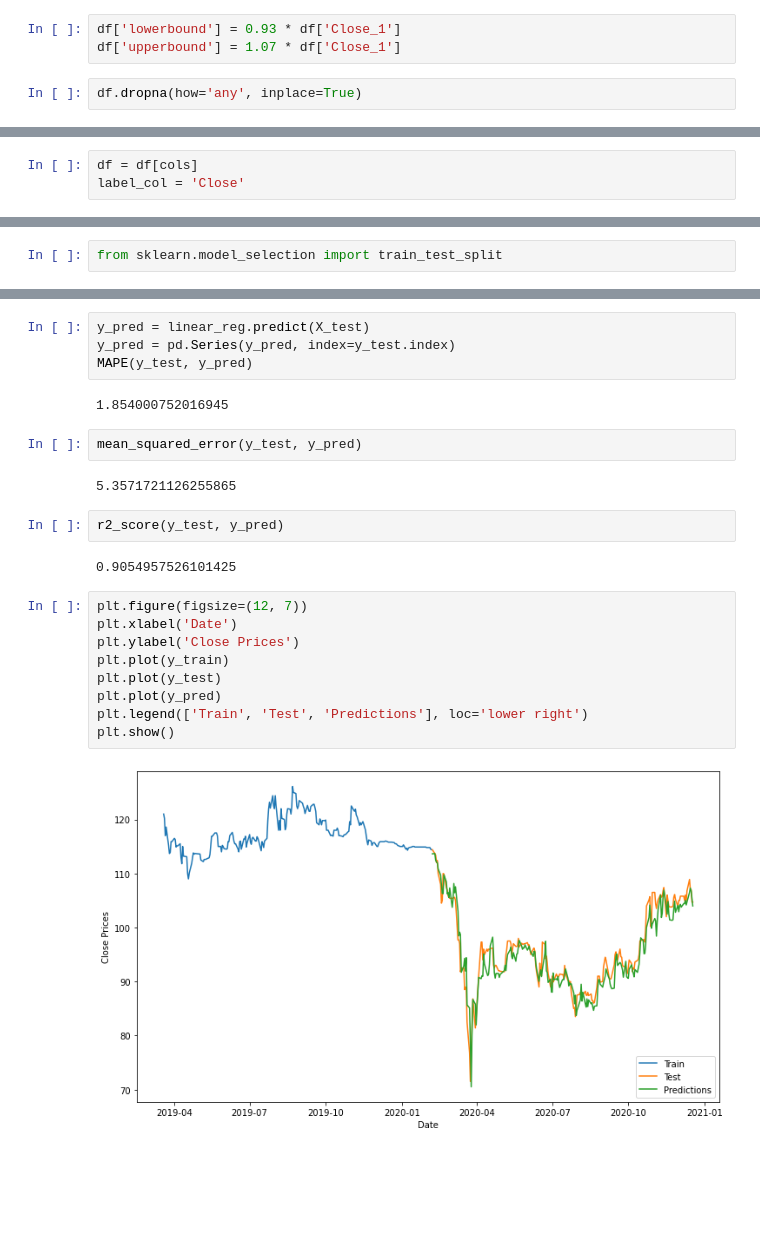
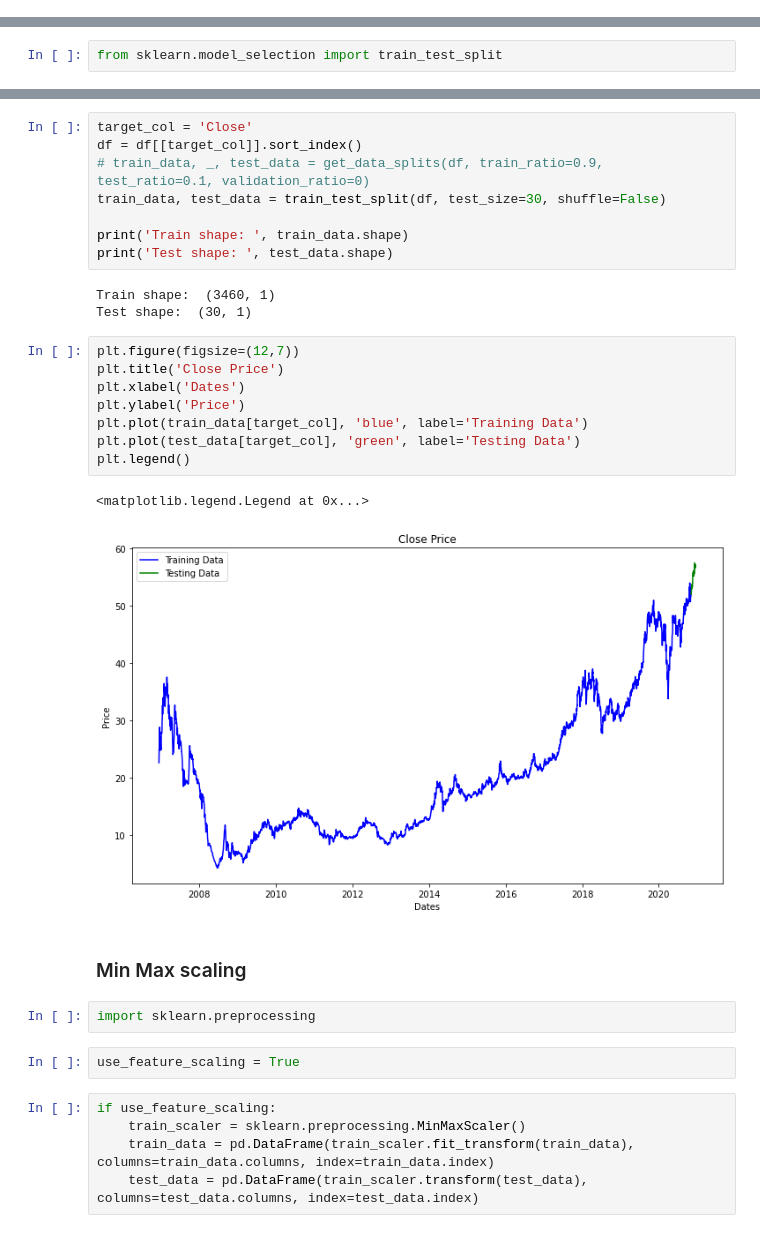
Before and after one commit to vantuan5644/StockPriceForecasting, a Jupyter notebook: notebooks/EDA_baseline.ipynb, the cells around one changed output, grey strips where cells are left out. Saved outputs shown, nothing was run; the diff lists cells and outputs as text; blank space fills up the shorter version.

```diff
--- a/notebooks/EDA_baseline.ipynb
+++ b/notebooks/EDA_baseline.ipynb
@@ -403,5 +343,0 @@ Set the High_Low limit
-# %%
-df['lowerbound'] = 0.93 * df['Close_1']
-df['upperbound'] = 1.07 * df['Close_1']
-# %%
-df.dropna(how='any', inplace=True)
@@ -425,3 +347,0 @@ print(cols)
-# %%
-df = df[cols]
-label_col = 'Close'
@@ -510,25 +358,33 @@ def MAPE(y_true, y_pred):
-# %%
-y_pred = linear_reg.predict(X_test)
-y_pred = pd.Series(y_pred, index=y_test.index)
-MAPE(y_test, y_pred)
-# %% [output]
-1.854000752016945
-# %%
-mean_squared_error(y_test, y_pred)
-# %% [output]
-5.3571721126255865
-# %%
-r2_score(y_test, y_pred)
-# %% [output]
-0.9054957526101425
-# %%
-plt.figure(figsize=(12, 7))
-plt.xlabel('Date')
-plt.ylabel('Close Prices')
-plt.plot(y_train)
-plt.plot(y_test)
-plt.plot(y_pred)
-plt.legend(['Train', 'Test', 'Predictions'], loc='lower right')
-plt.show()
-# %% [output]
-[figure, removed]
+# %%
+target_col = 'Close'
+df = df[[target_col]].sort_index()
+# train_data, _, test_data = get_data_splits(df, train_ratio=0.9, test_ratio=0.1, validation_ratio=0)
+train_data, test_data = train_test_split(df, test_size=30, shuffle=False)
+
+print('Train shape: ', train_data.shape)
+print('Test shape: ', test_data.shape)
+# %% [output]
+Train shape:  (3460, 1)
+Test shape:  (30, 1)
+# %%
+plt.figure(figsize=(12,7))
+plt.title('Close Price')
+plt.xlabel('Dates')
+plt.ylabel('Price')
+plt.plot(train_data[target_col], 'blue', label='Training Data')
+plt.plot(test_data[target_col], 'green', label='Testing Data')
+plt.legend()
+# %% [output]
+<matplotlib.legend.Legend at 0x...>
+[figure, added]
+# %% [markdown]
+### Min Max scaling
+# %%
+import sklearn.preprocessing
+# %%
+use_feature_scaling = True
+# %%
+if use_feature_scaling:
+    train_scaler = sklearn.preprocessing.MinMaxScaler()
+    train_data = pd.DataFrame(train_scaler.fit_transform(train_data), columns=train_data.columns, index=train_data.index)
+    test_data = pd.DataFrame(train_scaler.transform(test_data), columns=test_data.columns, index=test_data.index)
```
Also changed, not shown: parts of 82 cells of this notebook, 2 other files.
